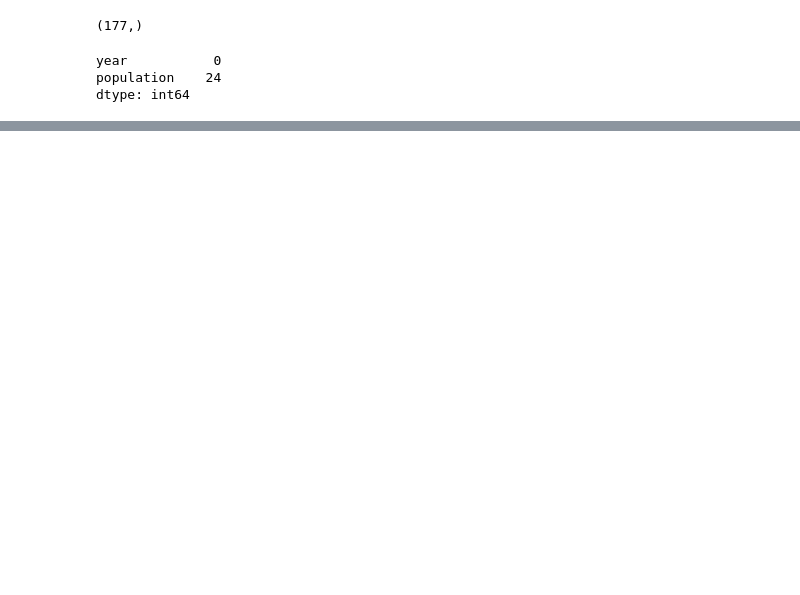
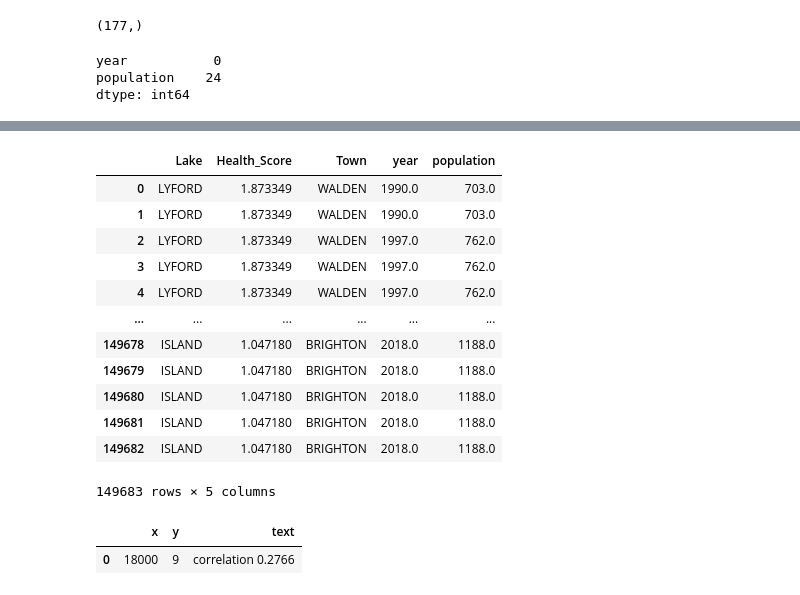
Before and after one commit to zorinAnze/Vermont-Lake-Health, a Jupyter notebook: Chem_data_vis.ipynb, the cells around one changed output, grey strips where cells are left out. Saved outputs shown, nothing was run; the diff lists cells and outputs as text; code cells hidden in the pictures; blank space fills up the shorter version.

```diff
--- a/Chem_data_vis.ipynb
+++ b/Chem_data_vis.ipynb
@@ -123,3 +123,29 @@ def show_measurements(df):
 show_measurements(chem_data)
 # %% [output]
 [interactive output not drawn]
+# %%
+# now to explore the health metric and population of towns
+health_df = pd.read_csv('assets/health_metric.csv', index_col=0)
+health_and_pop = health_df.merge(chem_data[['LakeID', 'Town', 'year', 'population']], how='left', left_on='Lake', right_on='LakeID').drop('LakeID', axis=1)
+health_and_pop
+# %% [output]
+|  | Lake | Health_Score | Town | year | population |
+| 0 | LYFORD | 1.873349 | WALDEN | 1990.0 | 703.0 |
+| 1 | LYFORD | 1.873349 | WALDEN | 1990.0 | 703.0 |
+| 2 | LYFORD | 1.873349 | WALDEN | 1997.0 | 762.0 |
+| 3 | LYFORD | 1.873349 | WALDEN | 1997.0 | 762.0 |
+| 4 | LYFORD | 1.873349 | WALDEN | 1997.0 | 762.0 |
+| ... | ... | ... | ... | ... | ... |
+| 149678 | ISLAND | 1.047180 | BRIGHTON | 2018.0 | 1188.0 |
+| 149679 | ISLAND | 1.047180 | BRIGHTON | 2018.0 | 1188.0 |
+| 149680 | ISLAND | 1.047180 | BRIGHTON | 2018.0 | 1188.0 |
+| 149681 | ISLAND | 1.047180 | BRIGHTON | 2018.0 | 1188.0 |
+| 149682 | ISLAND | 1.047180 | BRIGHTON | 2018.0 | 1188.0 |
+149683 rows × 5 columns
+# %%
+grouped_health = health_and_pop[['Town', 'population', 'Health_Score']].groupby('Town').mean().reset_index().sort_values(by='population', ascending=False)
+# grouped_health['Health_Score'] = np.log(grouped_health['Health_Score'])
+corr = grouped_health.corr().iloc[0, 1]
+# %% [output]
+|  | x | y | text |
+| 0 | 18000 | 9 | correlation 0.2766 |
```
Also changed, not shown: parts of 1 cell of this notebook.
